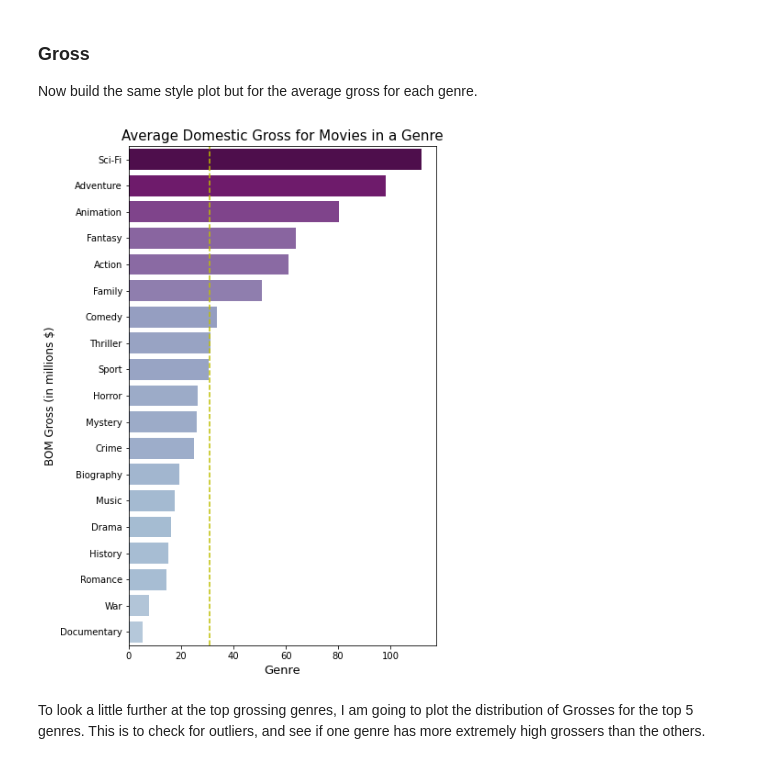
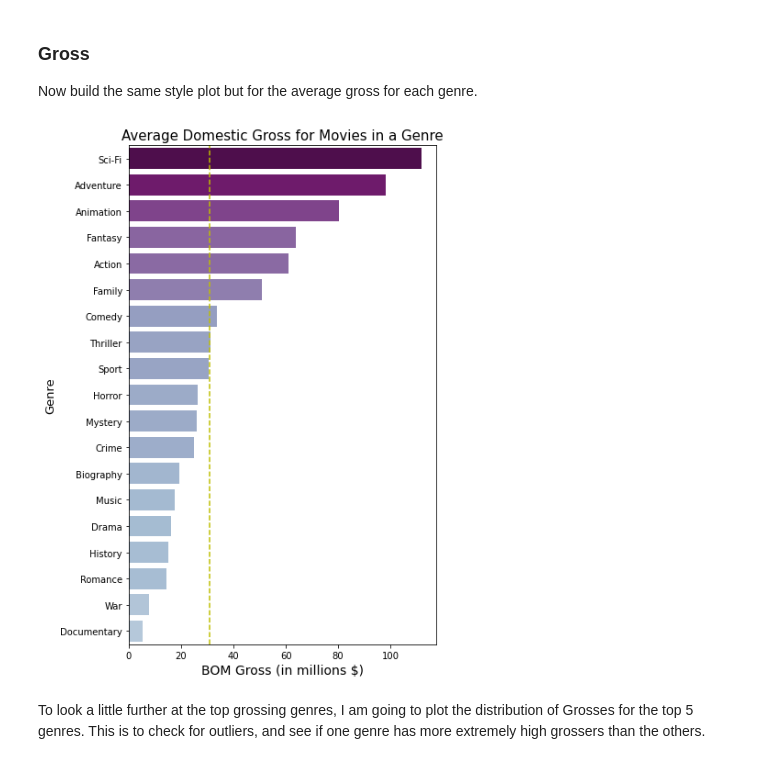
Before and after one commit to jonnyhof/phase1_project, a Jupyter notebook: movie_analysis.ipynb, the cells around one changed output. Cells and saved outputs as stored; diff of their text form; code cells hidden in the pictures.

```diff
--- a/movie_analysis.ipynb
+++ b/movie_analysis.ipynb
@@ -540,37 +512,37 @@ gross_dict_sorted = dict(sorted(gross_dict.items(), key=lambda item: item[1]['av
 
 
 # From new sorted dictionary, make sorted lists for plotting
 gross_sorted = [value['average_gross'] for key, value in gross_dict_sorted.items()][::-1]
 genres_sorted = [key for key, value in gross_dict_sorted.items()][::-1]
 
 # Normalize colormap for data range
 # Matplotlib normalize and ColorMap made this a very easy two liner
 norm = plt.Normalize(min(gross_sorted)-50, max(gross_sorted)+5)
 # The numbers added to the min and max here are to use the central values of the colormap scale.
 # When not trimmed, the low values are too light to be visible on the chart, so scale until it looks good.
 colors = plt.cm.BuPu(norm(gross_sorted))
 
 # Define plot
 fig, ax = plt.subplots(figsize=(6,10))
 
 
 # Draw plot
 sns.barplot(gross_sorted, genres_sorted, palette = colors, orient='horizonatal')
 
 # Add a line to show the average rating for all movies.
 avg_gross = np.mean(df['domestic_gross'])
 plt.axvline(x=avg_gross, ymin=0, ymax=1, color='y', linestyle='--')
 
 # Set labels
 ax.tick_params(axis='x', labelrotation = 0)
-ax.set_xlabel('Genre', fontsize=13)
-ax.set_ylabel('BOM Gross (in millions $)', fontsize=12)
+ax.set_ylabel('Genre', fontsize=13)
+ax.set_xlabel('BOM Gross (in millions $)', fontsize=14)
 ax.set_title('Average Domestic Gross for Movies in a Genre', fontsize=15);
 
 # the line below saves the figure to a .jpg in the images folder, uncomment to re-save
-# fig.savefig('images/average_gross_genres.jpg', bbox_inches = "tight")
+fig.savefig('images/average_gross_genres.jpg', bbox_inches = "tight")
 # %% [output]
-[figure, old version]
+[figure, new version]
 # %% [markdown]
 To look a little further at the top grossing genres, I am going to plot the distribution of Grosses for the top 5 genres. This is to check for outliers, and see if one genre has more extremely high grossers than the others.
 # %%
```
Also changed, not shown: parts of 6 cells of this notebook, 2 other files.
